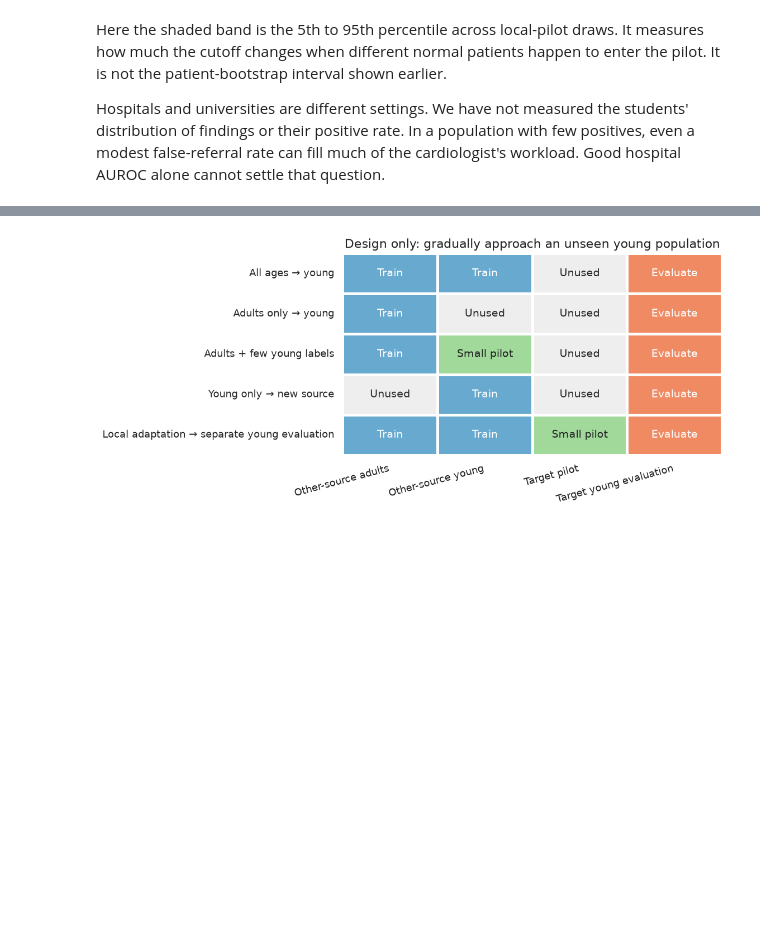
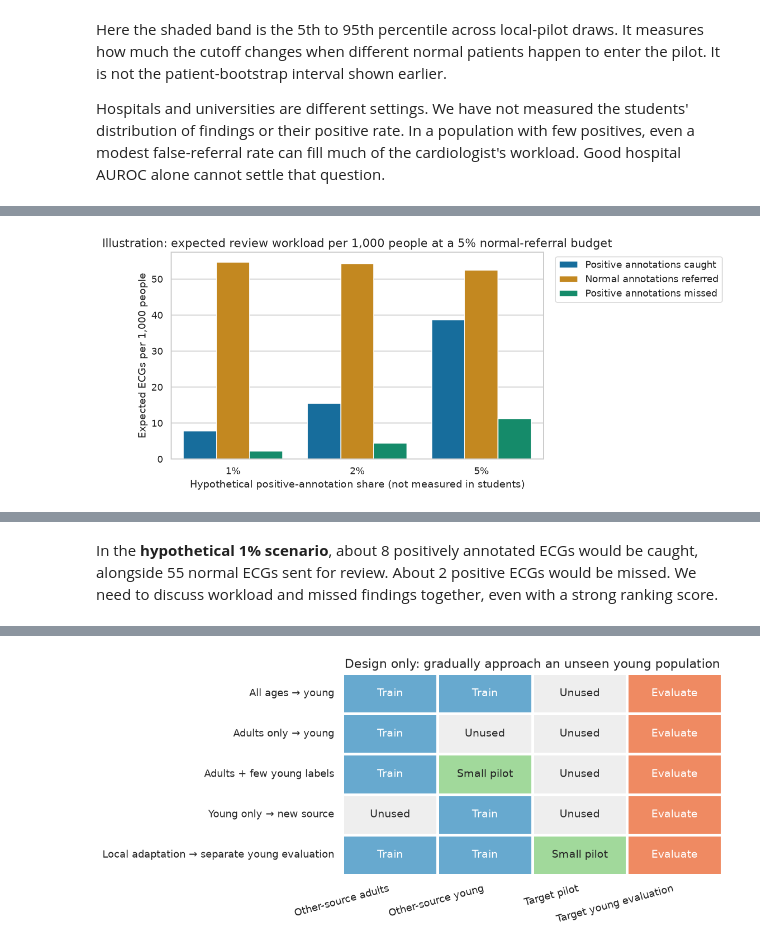
Before and after one commit to Janet16180/ecg-cardiopathy-detection, a Jupyter notebook: notebooks/11-jr-unseen-populations.ipynb, the cells around one changed output, grey strips where cells are left out. Drawn from its saved outputs; the diff is of its cells as text; code cells hidden in the pictures; blank space fills up the shorter version.

Commit message:
Expand university screening findings

```diff
--- a/notebooks/11-jr-unseen-populations.ipynb
+++ b/notebooks/11-jr-unseen-populations.ipynb
@@ -368,0 +435,28 @@ can fill much of the cardiologist's workload. Good hospital AUROC alone cannot s
+# %%
+workload = workload_scenarios(pilot)
+outcomes = ['Positive annotations caught', 'Normal annotations referred', 'Positive annotations missed']
+plotted = workload[workload['Outcome'].isin(outcomes)]
+sns.barplot(data=plotted, x='Assumed positive share', y='ECGs', hue='Outcome',
+            hue_order=outcomes, errorbar=None)
+plt.title('Illustration: expected review workload per 1,000 people at a 5% normal-referral budget')
+plt.xlabel('Hypothetical positive-annotation share (not measured in students)')
+plt.ylabel('Expected ECGs per 1,000 people')
+plt.legend(title='', loc='upper left', bbox_to_anchor=(1.02, 1))
+plt.tight_layout()
+plt.show()
+workload_table = workload.pivot(index='Assumed positive share', columns='Outcome', values='ECGs')
+workload_table['Total referrals'] = (workload_table['Positive annotations caught']
+                                   + workload_table['Normal annotations referred'])
+workload_table['Positive share among referrals (%)'] = (
+    100 * workload_table['Positive annotations caught'] / workload_table['Total referrals'])
+display(workload_table[outcomes + ['Total referrals', 'Positive share among referrals (%)']].round(1))
+one_percent = workload_table.loc['1%']
+display(Markdown(
+    f"In the **hypothetical 1% scenario**, about {one_percent['Positive annotations caught']:.0f} "
+    f"positively annotated ECGs would be caught, alongside "
+    f"{one_percent['Normal annotations referred']:.0f} normal ECGs sent for review. "
+    f"About {one_percent['Positive annotations missed']:.0f} positive ECGs would be missed. "
+    "We need to discuss workload and missed findings together, even with a strong ranking score."
+))
+# %% [output]
+[figure, added]
@@ -368,0 +468 @@ can fill much of the cardiologist's workload. Good hospital AUROC alone cannot s
+In the **hypothetical 1% scenario**, about 8 positively annotated ECGs would be caught, alongside 55 normal ECGs sent for review. About 2 positive ECGs would be missed. We need to discuss workload and missed findings together, even with a strong ranking score.
```
Also changed, not shown: parts of 12 cells of this notebook, 3 other files.
